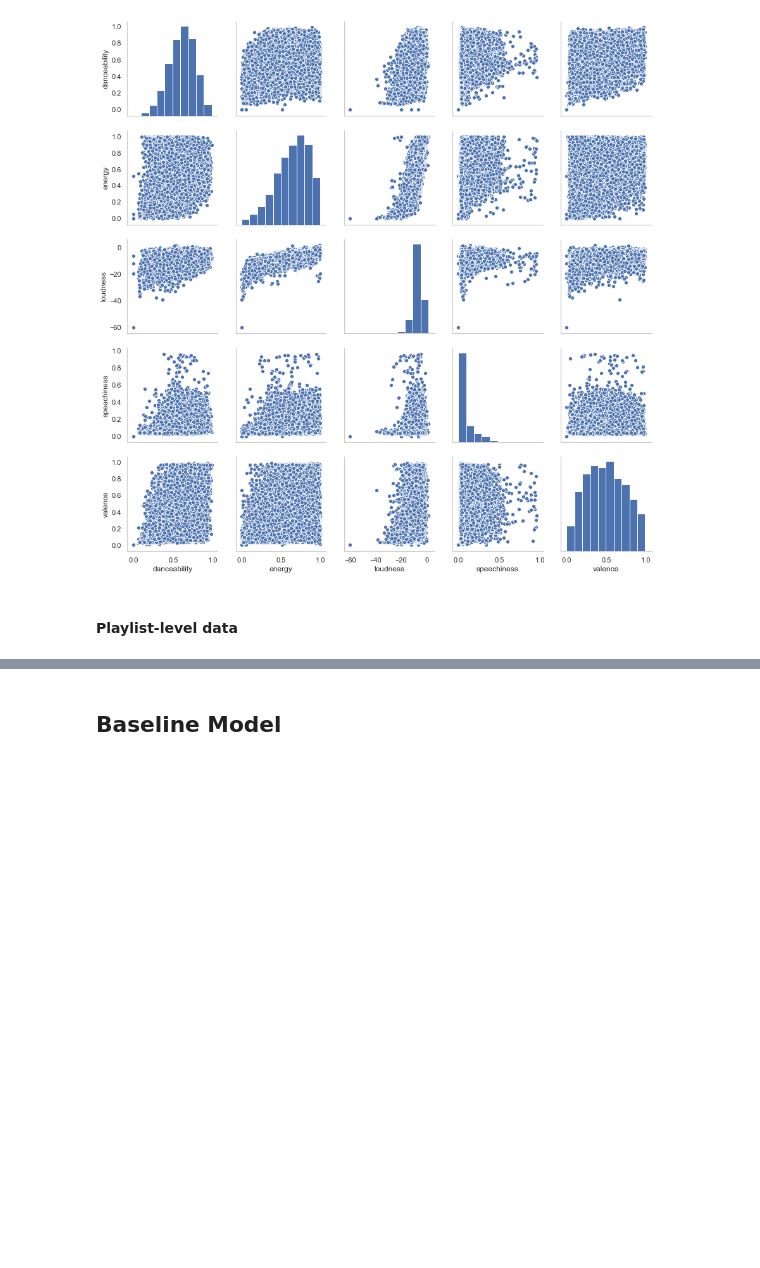
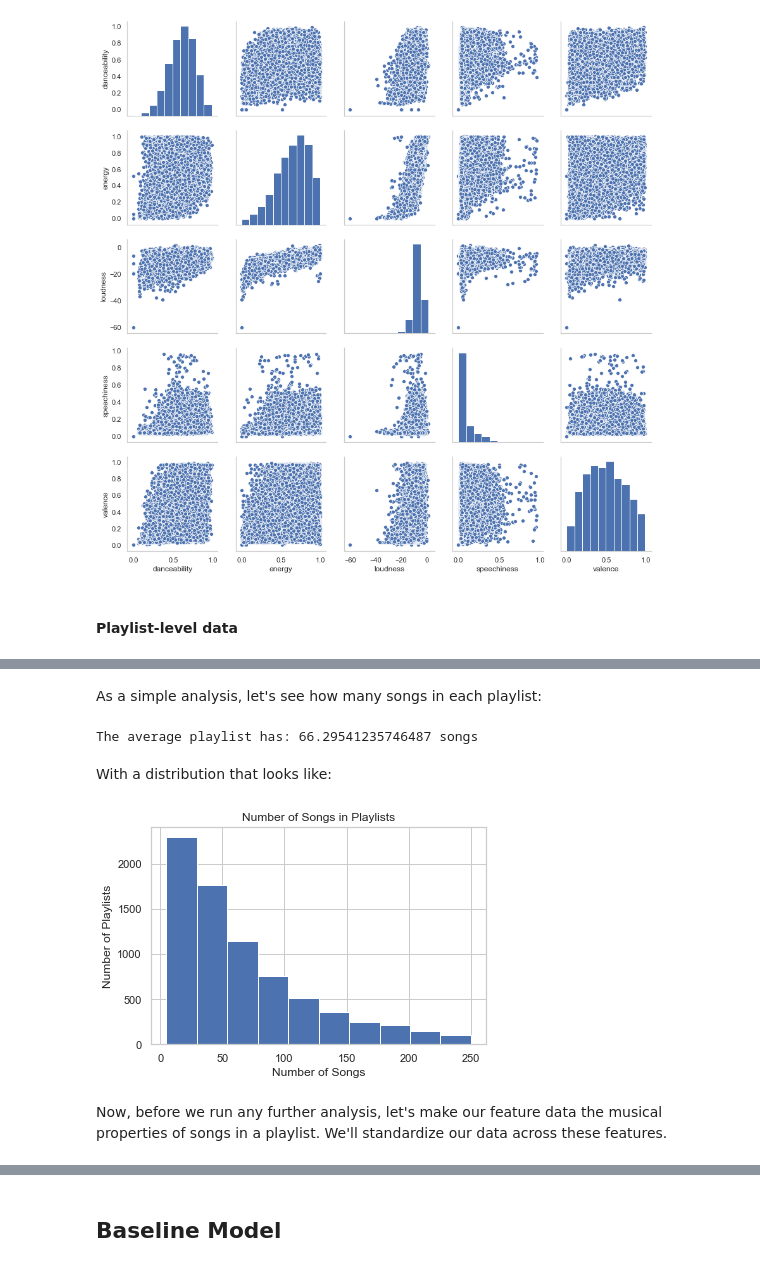
Before and after one commit to spotted-d/spotify-project, a Jupyter notebook: notebooks/group37_milestone3_eda_baseline_model.ipynb, the cells around one changed output, grey strips where cells are left out. Saved outputs shown, nothing was run; the diff lists cells and outputs as text; code cells hidden in the pictures; blank space fills up the shorter version.

```diff
--- a/notebooks/milestone3_eda_final.ipynb
+++ b/notebooks/group37_milestone3_eda_baseline_model.ipynb
@@ -205,0 +216,19 @@ pp = sns.pairplot(playlist_numeric.sample(frac=0.05)[["danceability", "energy",
+# %% [markdown]
+As a simple analysis, let's see how many songs in each playlist:
+# %%
+average_songs = np.mean(playlist_grouped_data.groupby("unique_pid").count()["pos"])
+print(f"The average playlist has: {average_songs} songs")
+# %% [output]
+The average playlist has: 66.29541235746487 songs
+# %% [markdown]
+With a distribution that looks like:
+# %%
+grouped_by_pid = playlist_grouped_data.groupby("unique_pid").count()
+plt.hist(grouped_by_pid["pos"])
+plt.title("Number of Songs in Playlists")
+plt.xlabel("Number of Songs")
+plt.ylabel("Number of Playlists");
+# %% [output]
+[figure, added]
+# %% [markdown]
+Now, before we run any further analysis, let's make our feature data the musical properties of songs in a playlist. We'll standardize our data across these features.
```
Also changed, not shown: parts of 20 cells of this notebook, 1 other file.
